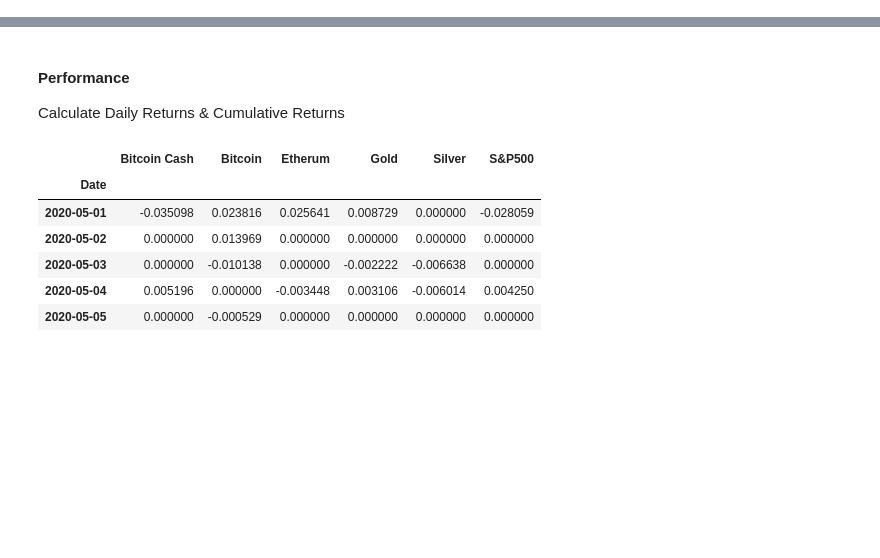
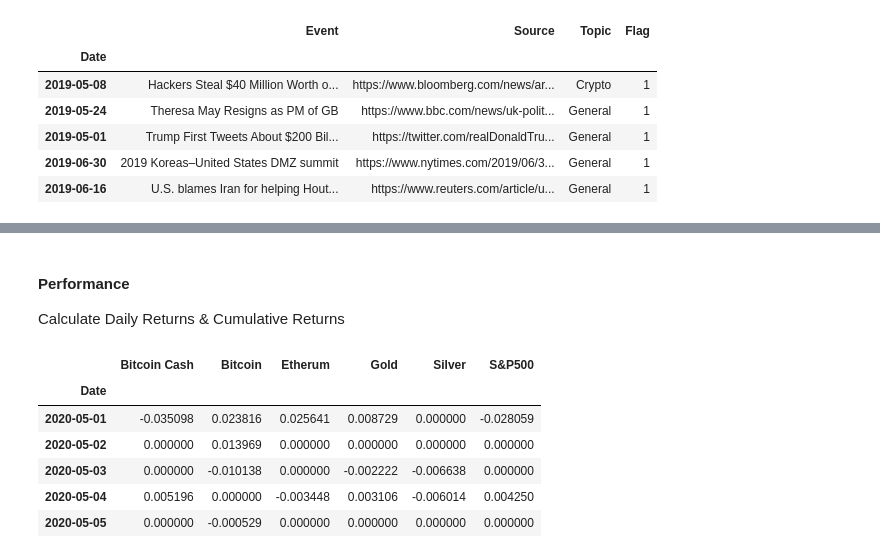
Before and after one commit to maitree7/Cryptos_Metals_SP500-Hedge, a Jupyter notebook: Portfolio_optimization.ipynb, the cells around one changed output, grey strips where cells are left out. Drawn from its saved outputs; the diff is of its cells as text; code cells hidden in the pictures; blank space fills up the shorter version.

```diff
--- a/Portfolio_optimization.ipynb
+++ b/Portfolio_optimization.ipynb
@@ -40,0 +41,13 @@ data.tail()
+# %%
+news_data = Path("./Resources/project1_1_events.csv")
+news_data= pd.read_csv(news_data, index_col="Date", infer_datetime_format=True, parse_dates=True)
+news_data["Flag"] = 1
+news_data.head()
+# %% [output]
+|  | Event | Source | Topic | Flag |
+| Date |  |  |  |  |
+| 2019-05-08 | Hackers Steal $40 Million Worth o... | https://www.bloomberg.com/news/ar... | Crypto | 1 |
+| 2019-05-24 | Theresa May Resigns as PM of GB | https://www.bbc.com/news/uk-polit... | General | 1 |
+| 2019-05-01 | Trump First Tweets About $200 Bil... | https://twitter.com/realDonaldTru... | General | 1 |
+| 2019-06-30 | 2019 Koreas–United States DMZ summit | https://www.nytimes.com/2019/06/3... | General | 1 |
+| 2019-06-16 | U.S. blames Iran for helping Hout... | https://www.reuters.com/article/u... | General | 1 |
```
Also changed, not shown: parts of 6 cells of this notebook.
